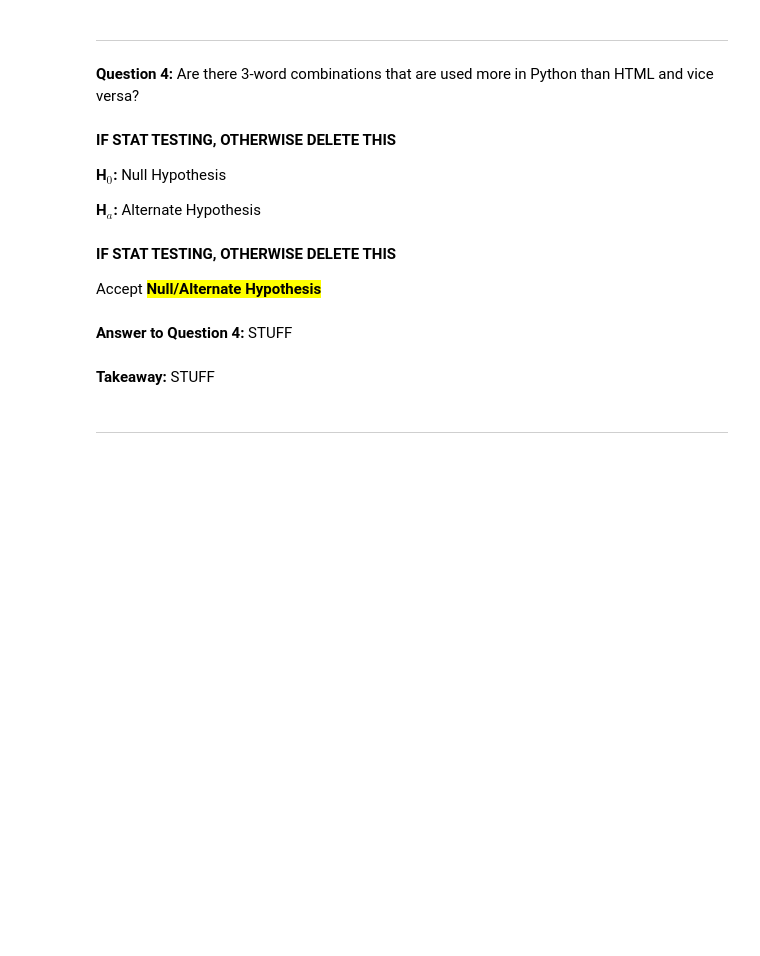
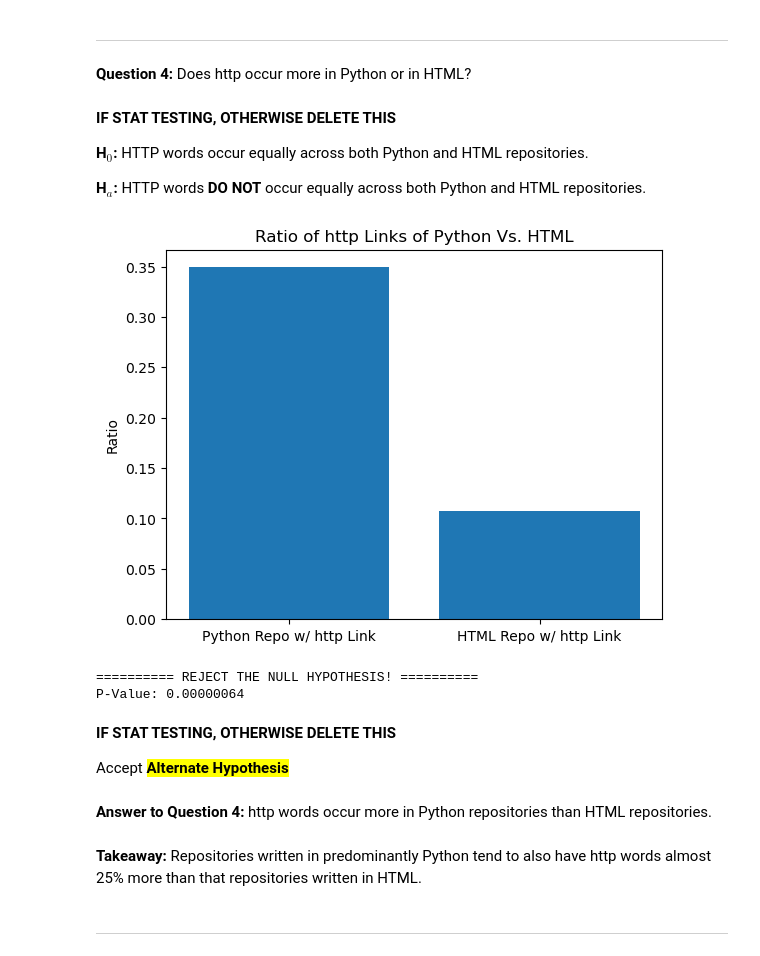
Before and after one commit to NLP-Casey-Harris-Wood-Project/nlp-project, a Jupyter notebook: final_report.ipynb, the cells around one changed output. Cells and saved outputs as stored; diff of their text form; code cells hidden in the pictures; blank space fills up the shorter version.

```diff
--- a/final_report.ipynb
+++ b/final_report.ipynb
@@ -172,25 +167,34 @@ Accept <mark><b>Null/Alternate Hypothesis</b></mark>
 # %% [markdown]
 ---
 # %% [markdown]
-<b>Question 4:</b> Are there 3-word combinations that are used more in Python than HTML and vice versa?
+<b>Question 4:</b> Does http occur more in Python or in HTML?
 # %% [markdown]
 <b>IF STAT TESTING, OTHERWISE DELETE THIS</b>
 
-<b>H$_0$:</b> Null Hypothesis
+<b>H$_0$:</b> HTTP words occur equally across both Python and HTML repositories.
 
-<b>H$_a$:</b> Alternate Hypothesis
+<b>H$_a$:</b> HTTP words <b>DO NOT</b> occur equally across both Python and HTML repositories.
 # %%
-# Visual to Question 4 HERE
+# Using the final.py file...
+# Show the distribution of repositories with http words for each language
+f.visual5()
+# %% [output]
+[figure, added]
 # %%
-# IF STAT TEST, PUT HERE, OTHERWISE DELETE THIS
+# Using the final.py file...
+# Get the chi2_contingency stat test of http words vs. language
+f.stat1()
+# %% [output]
+========== REJECT THE NULL HYPOTHESIS! ==========
+P-Value: 0.00000064
 # %% [markdown]
 <b>IF STAT TESTING, OTHERWISE DELETE THIS</b>
 
-Accept <mark><b>Null/Alternate Hypothesis</b></mark>
+Accept <mark><b>Alternate Hypothesis</b></mark>
 # %% [markdown]
-<b>Answer to Question 4:</b> STUFF
+<b>Answer to Question 4:</b> http words occur more in Python repositories than HTML repositories.
 # %% [markdown]
-<b>Takeaway:</b> STUFF
+<b>Takeaway:</b> Repositories written in predominantly Python tend to also have http words almost 25% more than that repositories written in HTML.
 # %% [markdown]
 ---
 # %% [markdown]
```
Also changed, not shown: parts of 25 cells of this notebook, 1 other file.
